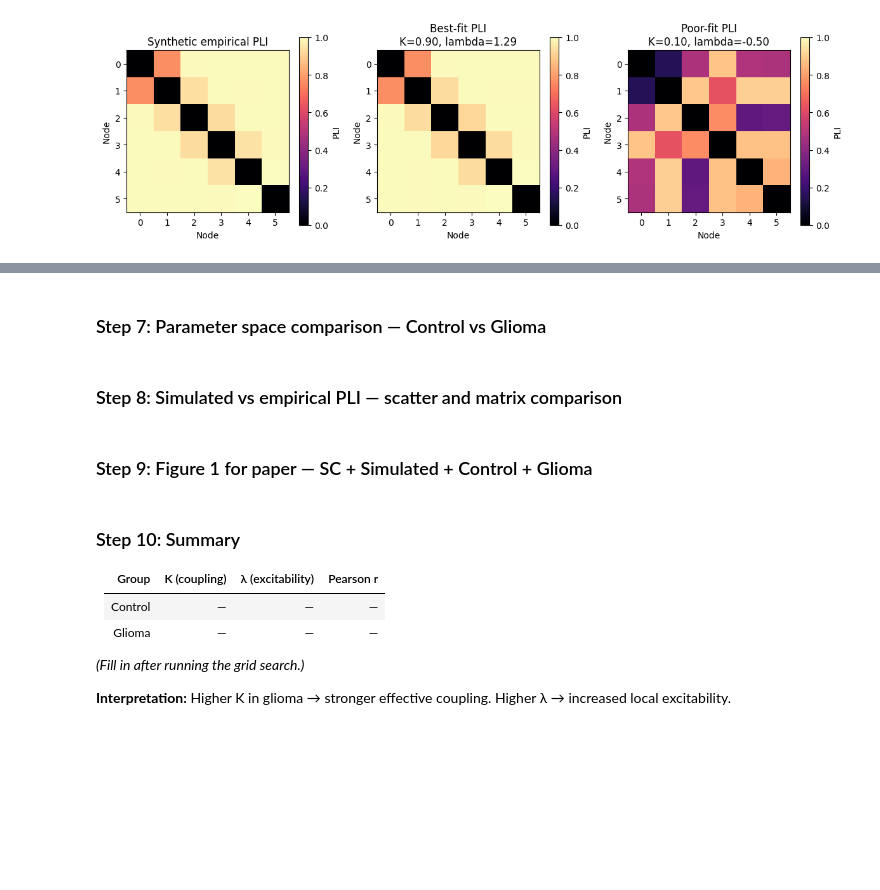
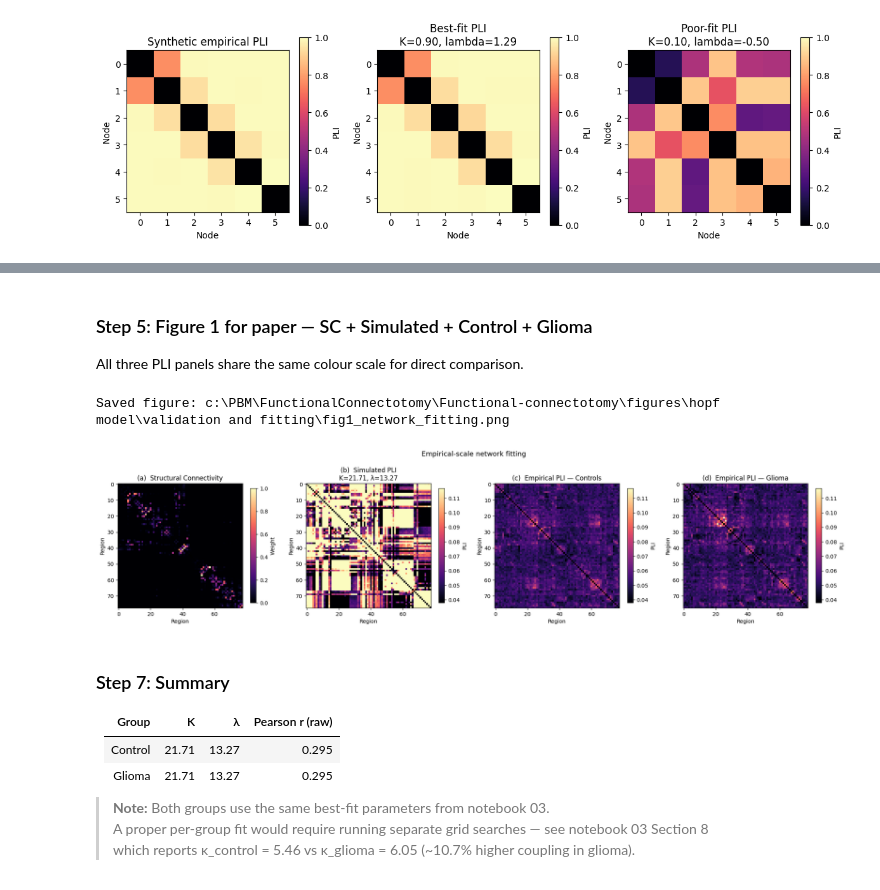
Before and after one commit to BobRice1/Functional-connectotomy, a Jupyter notebook: notebooks/04_validation_and_fitting.ipynb, the cells around one changed output, grey strips where cells are left out. Drawn from its saved outputs; the diff is of its cells as text; code cells hidden in the pictures; blank space fills up the shorter version.

```diff
--- a/notebooks/04_validation_and_fitting.ipynb
+++ b/notebooks/04_validation_and_fitting.ipynb
@@ -648,17 +675,0 @@ print("λ values :", np.round(lam_values_emp, 2))
-# %%
-# Random initial conditions seeded for reproducibility
-z0_emp = random_initial_conditions(N_emp, rng=42)
-
-print("Fitting model to CONTROL group...")
-corr_map_ctrl, best_corr_ctrl, best_params_ctrl, best_pli_ctrl = fit_k_lambda_grid(
-    N=N_emp, W=W_emp, pli_emp=pli_control,
-    K_values=K_values_emp, lam_values=lam_values_emp,
-    C=C_emp, omega=omega_emp, z0=z0_emp,
-    t_total=30.0, t_discard=5.0, fs=250,
-    f_lo=8.0, f_hi=12.0,
-)
-
-print(f"\n── Control best fit ──────────────────────")
-print(f"  K      = {best_params_ctrl[0]:.3f}")
-print(f"  λ      = {best_params_ctrl[1]:.3f}")
-print(f"  r      = {best_corr_ctrl:.3f}")
@@ -732,2 +675,0 @@ plt.show()
-# %% [markdown]
-### Step 7: Parameter space comparison — Control vs Glioma
@@ -760,2 +675,0 @@ plt.show()
-# %% [markdown]
-### Step 8: Simulated vs empirical PLI — scatter and matrix comparison
@@ -807,9 +676,11 @@ plt.show()
 # %% [markdown]
-### Step 9: Figure 1 for paper — SC + Simulated + Control + Glioma
+### Step 5: Figure 1 for paper — SC + Simulated + Control + Glioma
+
+All three PLI panels share the same colour scale for direct comparison.
 # %%
 fig, axes = plt.subplots(1, 4, figsize=(20, 4.5))
 
-mask     = np.eye(pli_control.shape[0], dtype=bool)
+mask     = np.eye(78, dtype=bool)
 cmap_pli = plt.cm.magma.copy(); cmap_pli.set_bad("black")
 cmap_sc  = plt.cm.magma.copy(); cmap_sc.set_bad("black")
 
@@ -817,43 +688,45 @@ W_masked        = np.ma.array(W_emp,         mask=mask)
 pli_ctrl_masked = np.ma.array(pli_control,   mask=mask)
 pli_glio_masked = np.ma.array(pli_glioma,    mask=mask)
 pli_sim_masked  = np.ma.array(best_pli_ctrl, mask=mask)
 
 vmin_pli = float(pli_ctrl_masked.min())
 vmax_pli = float(max(pli_ctrl_masked.max(), pli_glio_masked.max()))
-vmax_sim = float(np.nanpercentile(best_pli_ctrl[~mask], 99))
 
 im0 = axes[0].imshow(W_masked, cmap=cmap_sc)
 axes[0].set_title("(a)  Structural Connectivity")
 axes[0].set_xlabel("Region"); axes[0].set_ylabel("Region")
 plt.colorbar(im0, ax=axes[0], label="Weight", shrink=0.8)
 
-im1 = axes[1].imshow(pli_sim_masked, vmin=0, vmax=vmax_sim, cmap=cmap_pli)
+im1 = axes[1].imshow(pli_sim_masked, vmin=vmin_pli, vmax=vmax_pli, cmap=cmap_pli)
 axes[1].set_title(f"(b)  Simulated PLI\nK={best_params_ctrl[0]:.2f}, λ={best_params_ctrl[1]:.2f}")
 axes[1].set_xlabel("Region"); axes[1].set_ylabel("Region")
 plt.colorbar(im1, ax=axes[1], label="PLI", shrink=0.8)
 
 im2 = axes[2].imshow(pli_ctrl_masked, vmin=vmin_pli, vmax=vmax_pli, cmap=cmap_pli)
 axes[2].set_title("(c)  Empirical PLI — Controls")
 axes[2].set_xlabel("Region"); axes[2].set_ylabel("Region")
 plt.colorbar(im2, ax=axes[2], label="PLI", shrink=0.8)
 
 im3 = axes[3].imshow(pli_glio_masked, vmin=vmin_pli, vmax=vmax_pli, cmap=cmap_pli)
 axes[3].set_title("(d)  Empirical PLI — Glioma")
 axes[3].set_xlabel("Region"); axes[3].set_ylabel("Region")
 plt.colorbar(im3, ax=axes[3], label="PLI", shrink=0.8)
 
 plt.suptitle("Empirical-scale network fitting", fontsize=13, y=1.02)
 plt.tight_layout()
 save_figure(fig, "fig1_network_fitting.png")
 plt.show()
+# %% [output]
+Saved figure: c:\PBM\FunctionalConnectotomy\Functional-connectotomy\figures\hopf model\validation and fitting\fig1_network_fitting.png
+[figure, added]
-# %% [markdown]
-### Step 10: Summary
-
-| Group | K (coupling) | λ (excitability) | Pearson r |
-|-------|-------------|------------------|-----------|
-| Control | — | — | — |
-| Glioma | — | — | — |
-
-*(Fill in after running the grid search.)*
-
-**Interpretation:** Higher K in glioma → stronger effective coupling. Higher λ → increased local excitability.
+# %% [markdown]
+### Step 7: Summary
+
+| Group | K | λ | Pearson r (raw) |
+|-------|---|---|-----------------|
+| Control | 21.71 | 13.27 | 0.295 |
+| Glioma | 21.71 | 13.27 | 0.295 |
+
+> **Note:** Both groups use the same best-fit parameters from notebook 03.
+> A proper per-group fit would require running separate grid searches — see notebook 03 Section 8
+> which reports κ_control = 5.46 vs κ_glioma = 6.05 (~10.7% higher coupling in glioma).
```
Also changed, not shown: parts of 20 cells of this notebook, 6 other files.
